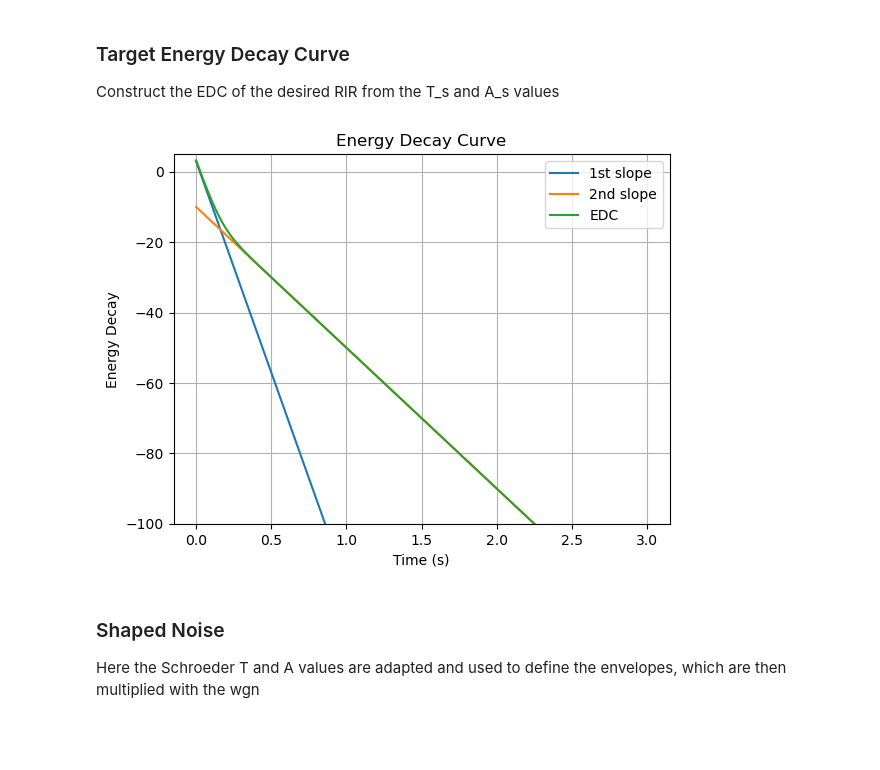
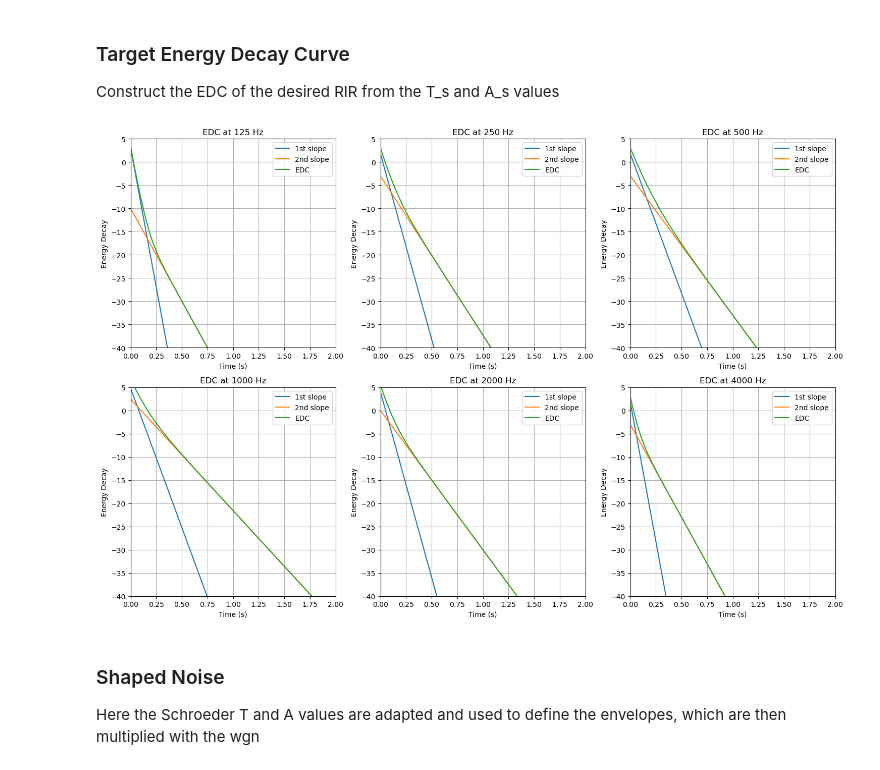
Before and after one commit to gdalsanto/slope2noise, a Jupyter notebook: test_amplitude_conversion.ipynb, the cells around one changed output. Cells and saved outputs as stored; diff of their text form; code cells hidden in the pictures; blank space fills up the shorter version.

Commit message:
Separate scripts for broad and "narrow" band analysis

```diff
--- a/test_amplitude_conversion.ipynb
+++ b/test_amplitude_conversion.ipynb
@@ -48,8 +48,18 @@ Here we are testing the code used to generate impulse responses by shaping white
 The envelope is adjusted to match a target EDC, following the common slope model.
 First, define the T and A energy decay parameters (in the Schroeder backward integration sense)
 # %%
-T_s = np.array([[0.5, 1.5]])  # T60 in seconds
-A_s = np.array([2, 0.1])   # decay model amplitude (energy)
+T_s = np.array([[0.5, 1.5],
+                [0.75, 1.75],
+                [1, 2],
+                [1, 2.5],
+                [0.75, 2],
+                [0.5, 1.5]])  # T60 in seconds
+A_s = np.array([[2, 0.1],
+                [1.5, 0.5],
+                [1.5, 0.5],
+                [3, 1.75],
+                [2.5, 1],
+                [1.5, 0.5]])   # decay model amplitude (energy)
 n_slopes = T_s.shape[-1]
 fs = 48000  # sampling frequency in Hz
 L = 3*fs   # length of the impulse response in samples
@@ -61,22 +71,30 @@ Construct the EDC of the desired RIR from the T_s and A_s values
 # %%
 envelope_kernel = decay_kernel( T_s,
                                 time_axis,
                                 fs,
                                 normalise_envelope=False,
                                 add_noise=False)
-edc = A_s*envelope_kernel
-plt.plot(time_axis, 10*np.log10(edc[0, :, 0]), label='1st slope')
-plt.plot(time_axis, 10*np.log10(edc[0, :, 1]), label='2nd slope')
-plt.plot(time_axis, 10*np.log10(np.sum(edc[0, :, :], axis=-1)), label='EDC')
-plt.xlabel('Time (s)')
-plt.ylabel('Energy Decay')
-plt.legend()
-plt.title('Energy Decay Curve')
-plt.ylim([-100, 5])
-plt.grid(True)
+edc = np.expand_dims(A_s,1)*envelope_kernel
+bands = [125, 250, 500, 1000, 2000, 4000]
+n_bands = len(bands)
+plt.figure(figsize=(15, 10))
+for i in range(n_bands):
+    plt.subplot(2, 3, i+1)
+    plt.plot(time_axis, 10*np.log10(edc[i, :, 0]), label='1st slope')
+    plt.plot(time_axis, 10*np.log10(edc[i, :, 1]), label='2nd slope')
+    plt.plot(time_axis, 10*np.log10(np.sum(edc[i, :, :], axis=-1)), label='EDC')
+    plt.xlabel('Time (s)')
+    plt.ylabel('Energy Decay')
+    plt.legend()
+    plt.title(f'EDC at {bands[i]} Hz')
+    plt.ylim([-40, 5])
+    plt.xlim([0, 2])
+    plt.grid(True)
+
+plt.tight_layout()
 plt.show()
 # %% [output]
-[figure, old version]
+[figure, new version]
 # %% [markdown]
 ### Shaped Noise
 Here the Schroeder T and A values are adapted and used to define the envelopes, which are then multiplied with the wgn
```
Also changed, not shown: parts of 8 cells of this notebook, 1 other file.
